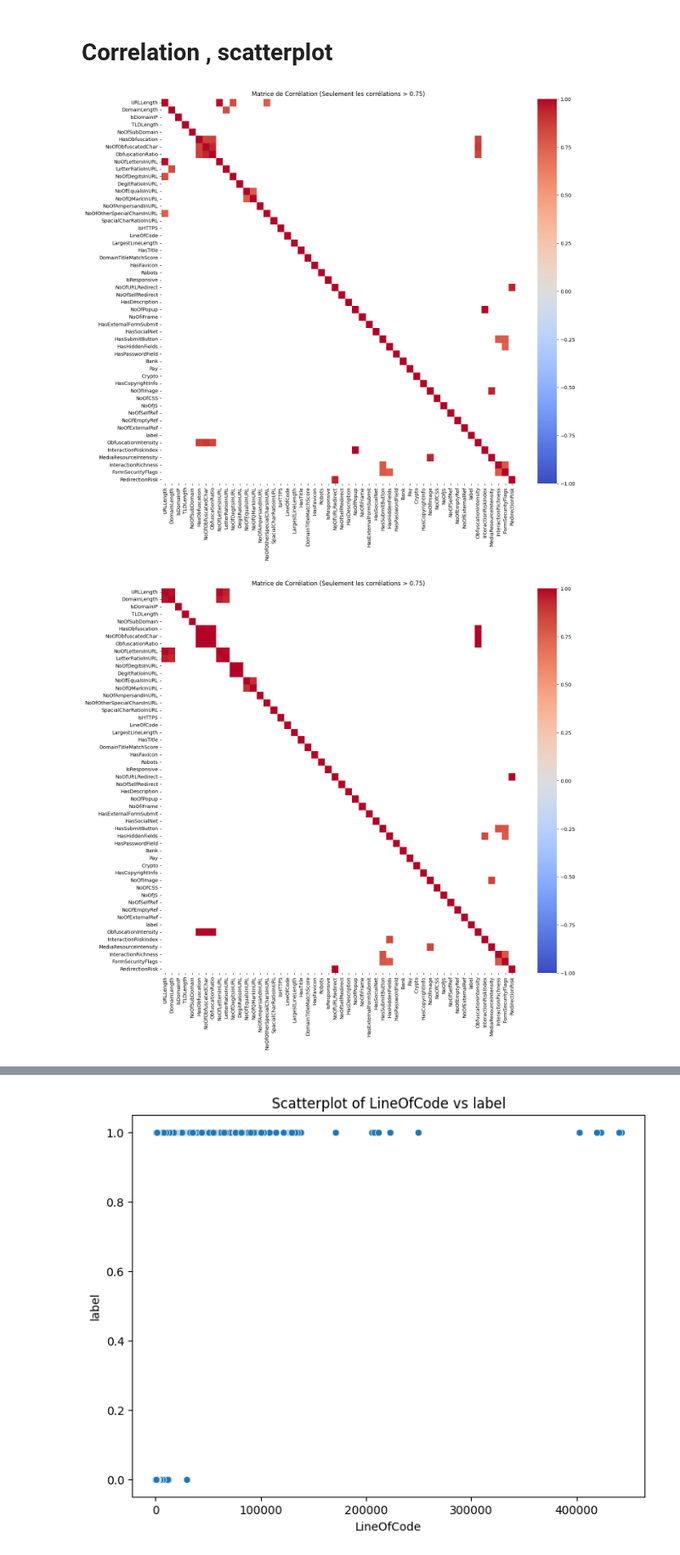
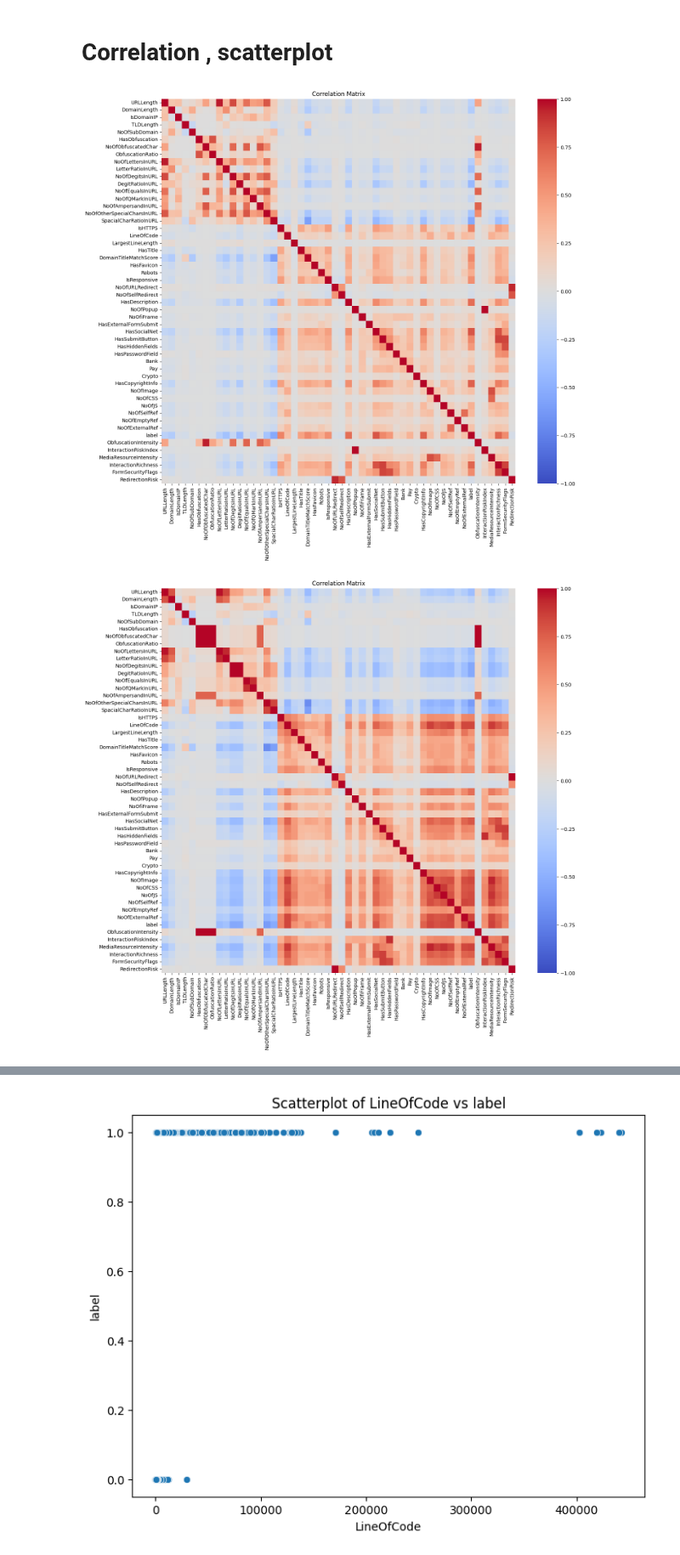
Before and after one commit to mathildadmbl/challenge2, a Jupyter notebook: challenge_2.ipynb, the cells around one changed output, grey strips where cells are left out. Shown at 85% size. Cells and saved outputs as stored; diff of their text form; code cells hidden in the pictures.

```diff
--- a/challenge_2.ipynb
+++ b/challenge_2.ipynb
@@ -14,0 +13,5 @@ Ecrire
+# %%
+df = pd.read_csv('PhiUSIIL_Phishing_URL_Dataset.csv')
+df = df.drop(columns=['URLSimilarityIndex', 'CharContinuationRate', 'URLTitleMatchScore', 'URLCharProb',
+'TLDLegitimateProb'])
+df.head()
@@ -131,28 +116,22 @@ test.drop(columns=['URL', 'FILENAME', 'Title', 'Domain'], inplace=True)
 # %% [markdown]
 # Correlation , scatterplot
 # %%
-dfnum = train.select_dtypes(include=['number'])
+dfnum = df.select_dtypes(include=['number'])
 # %%
-import numpy as np
-import seaborn as sns
-import matplotlib.pyplot as plt
-
 correlation_matrix_pearson = dfnum.corr(method='pearson')
 
-filtered_correlation_matrix = correlation_matrix_pearson.where(np.abs(correlation_matrix_pearson) > 0.75)
 plt.figure(figsize=(16, 14))
-sns.heatmap(filtered_correlation_matrix, cmap='coolwarm', vmin=-1, vmax=1, mask=filtered_correlation_matrix.isnull())
-plt.title("Matrice de Corrélation (Seulement les corrélations > 0.75)")
+sns.heatmap(correlation_matrix_pearson, cmap='coolwarm', vmin=-1, vmax=1)
+plt.title("Correlation Matrix")
 plt.show()
 # %% [output]
-[figure, old version]
+[figure, new version]
 # %%
 correlation_matrix_spearman = dfnum.corr(method='spearman')
 
-filtered_correlation_matrix = correlation_matrix_spearman.where(np.abs(correlation_matrix_spearman) > 0.75)
 plt.figure(figsize=(16, 14))
-sns.heatmap(filtered_correlation_matrix, cmap='coolwarm', vmin=-1, vmax=1, mask=filtered_correlation_matrix.isnull())
-plt.title("Matrice de Corrélation (Seulement les corrélations > 0.75)")
+sns.heatmap(correlation_matrix_spearman, cmap='coolwarm', vmin=-1, vmax=1)
+plt.title("Correlation Matrix")
 plt.show()
 # %% [output]
-[figure, old version]
+[figure, new version]
```
Also changed, not shown: parts of 23 cells of this notebook.
